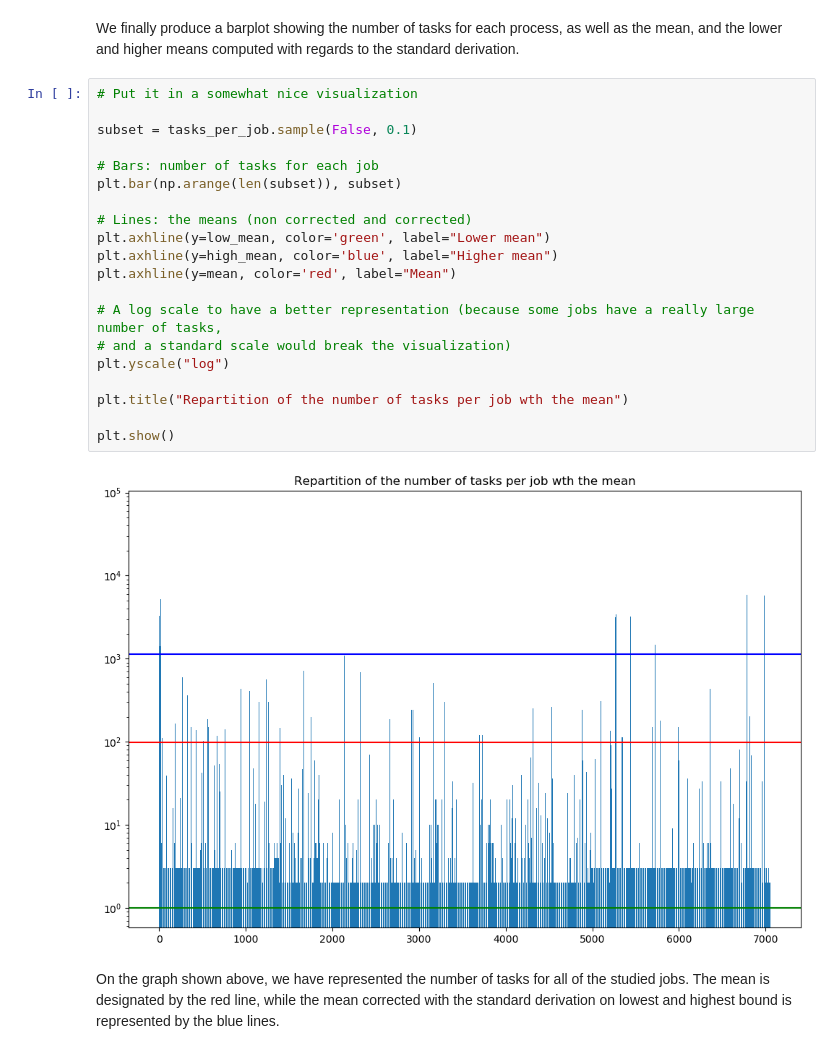
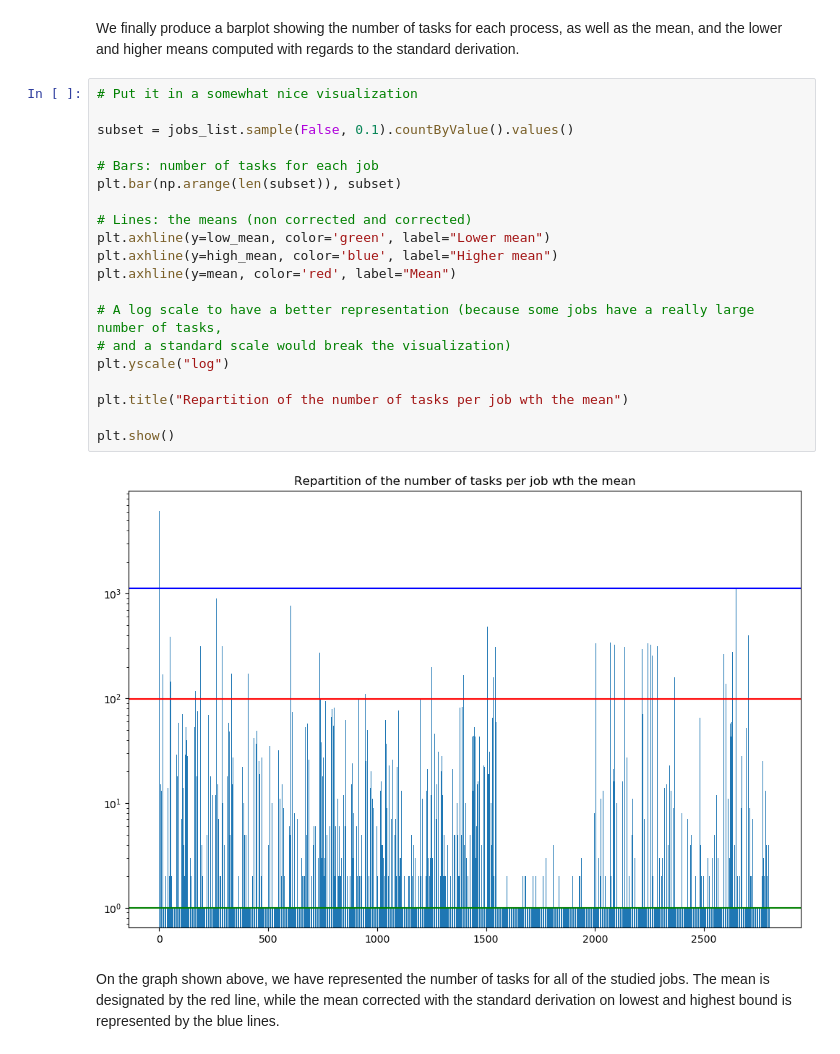
Before and after one commit to templierw/spark_lab, a Jupyter notebook: lab_new.ipynb, the cells around one changed output. Saved outputs shown, nothing was run; the diff lists cells and outputs as text.

```diff
--- a/lab_new.ipynb
+++ b/lab_new.ipynb
@@ -161,25 +161,25 @@ We finally produce a barplot showing the number of tasks for each process, as we
 # %%
 # Put it in a somewhat nice visualization
 
-subset = tasks_per_job.sample(False, 0.1)
+subset = jobs_list.sample(False, 0.1).countByValue().values()
 
 # Bars: number of tasks for each job
 plt.bar(np.arange(len(subset)), subset)
 
 # Lines: the means (non corrected and corrected)
 plt.axhline(y=low_mean, color='green', label="Lower mean")
 plt.axhline(y=high_mean, color='blue', label="Higher mean")
 plt.axhline(y=mean, color='red', label="Mean")
 
 # A log scale to have a better representation (because some jobs have a really large number of tasks,
 # and a standard scale would break the visualization)
 plt.yscale("log")
 
 plt.title("Repartition of the number of tasks per job wth the mean")
 
 plt.show()
 # %% [output]
-[figure, old version]
+[figure, new version]
 # %% [markdown]
 On the graph shown above, we have represented the number of tasks for all of the studied jobs. The mean is designated by the red line, while the mean corrected with the standard derivation on lowest and highest bound is represented by the blue lines.
 # %% [markdown]
```
Also changed, not shown: parts of 26 cells of this notebook, 3 other files.
